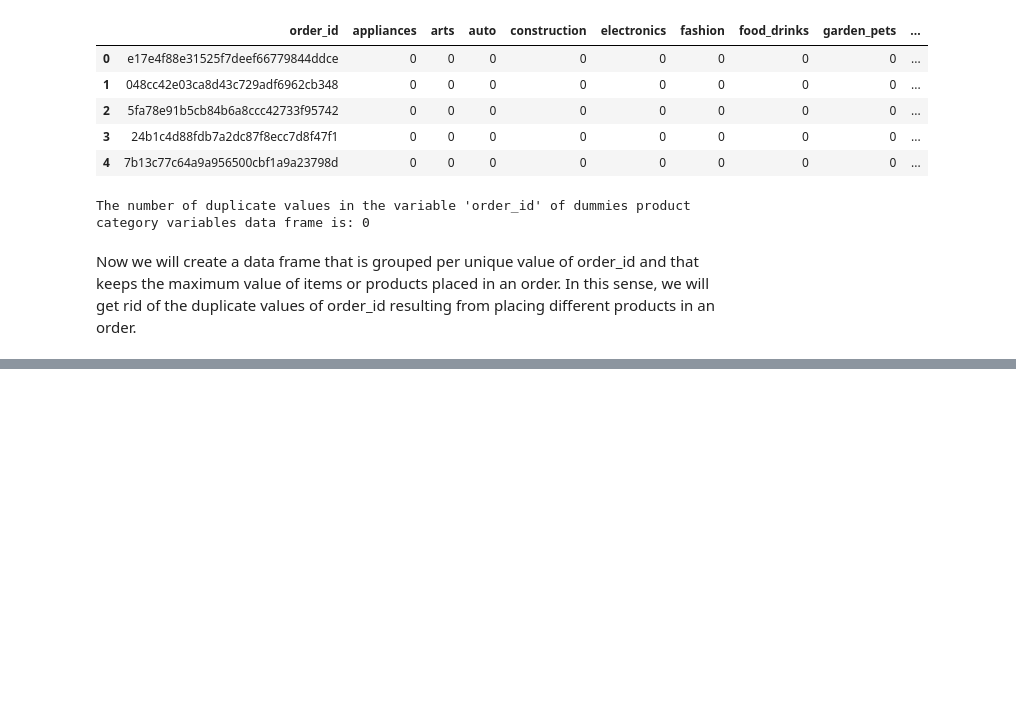
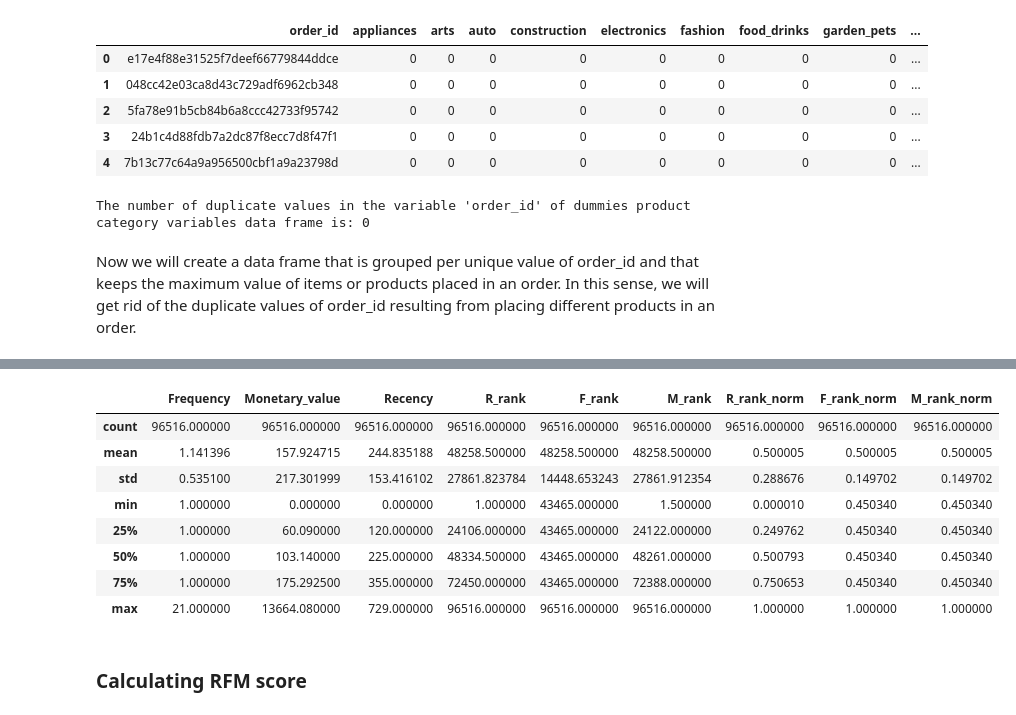
Before and after one commit to MariaDBPerez/clients_segmentation, a Jupyter notebook: project_5.ipynb, the cells around one changed output, grey strips where cells are left out. Drawn from its saved outputs; the diff is of its cells as text; code cells hidden in the pictures; blank space fills up the shorter version.

```diff
--- a/project_5.ipynb
+++ b/project_5.ipynb
@@ -809,0 +856,6 @@ To compute the **Recency**, we will compute the number of days that has been sin
+# %%
+rfm_df.rename(columns={'order_total_number_of_items': 'Frequency',
+                        'payment_value': 'Monetary_value'}, inplace=True)
+# %%
+rfm_df = rfm_df.drop(columns=['order_id', 'order_purchase_timestamp'])
+rfm_df.head()
@@ -809,0 +873,4 @@ To compute the **Recency**, we will compute the number of days that has been sin
+# %%
+rfm_df['R_rank'] = rfm_df['Recency'].rank(ascending=False)
+rfm_df['F_rank'] = rfm_df['Frequency'].rank(ascending=True)
+rfm_df['M_rank'] = rfm_df['Monetary_value'].rank(ascending=True)
@@ -809,0 +891,14 @@ To compute the **Recency**, we will compute the number of days that has been sin
+# %%
+rfm_df.describe()
+# %% [output]
+|  | Frequency | Monetary_value | Recency | R_rank | F_rank | M_rank | R_rank_norm | F_rank_norm | M_rank_norm |
+| count | 96516.000000 | 96516.000000 | 96516.000000 | 96516.000000 | 96516.000000 | 96516.000000 | 96516.000000 | 96516.000000 | 96516.000000 |
+| mean | 1.141396 | 157.924715 | 244.835188 | 48258.500000 | 48258.500000 | 48258.500000 | 0.500005 | 0.500005 | 0.500005 |
+| std | 0.535100 | 217.301999 | 153.416102 | 27861.823784 | 14448.653243 | 27861.912354 | 0.288676 | 0.149702 | 0.149702 |
+| min | 1.000000 | 0.000000 | 0.000000 | 1.000000 | 43465.000000 | 1.500000 | 0.000010 | 0.450340 | 0.450340 |
+| 25% | 1.000000 | 60.090000 | 120.000000 | 24106.000000 | 43465.000000 | 24122.000000 | 0.249762 | 0.450340 | 0.450340 |
+| 50% | 1.000000 | 103.140000 | 225.000000 | 48334.500000 | 43465.000000 | 48261.000000 | 0.500793 | 0.450340 | 0.450340 |
+| 75% | 1.000000 | 175.292500 | 355.000000 | 72450.000000 | 43465.000000 | 72388.000000 | 0.750653 | 0.450340 | 0.450340 |
+| max | 21.000000 | 13664.080000 | 729.000000 | 96516.000000 | 96516.000000 | 96516.000000 | 1.000000 | 1.000000 | 1.000000 |
+# %% [markdown]
+### Calculating RFM score
```
Also changed, not shown: parts of 63 cells of this notebook.
